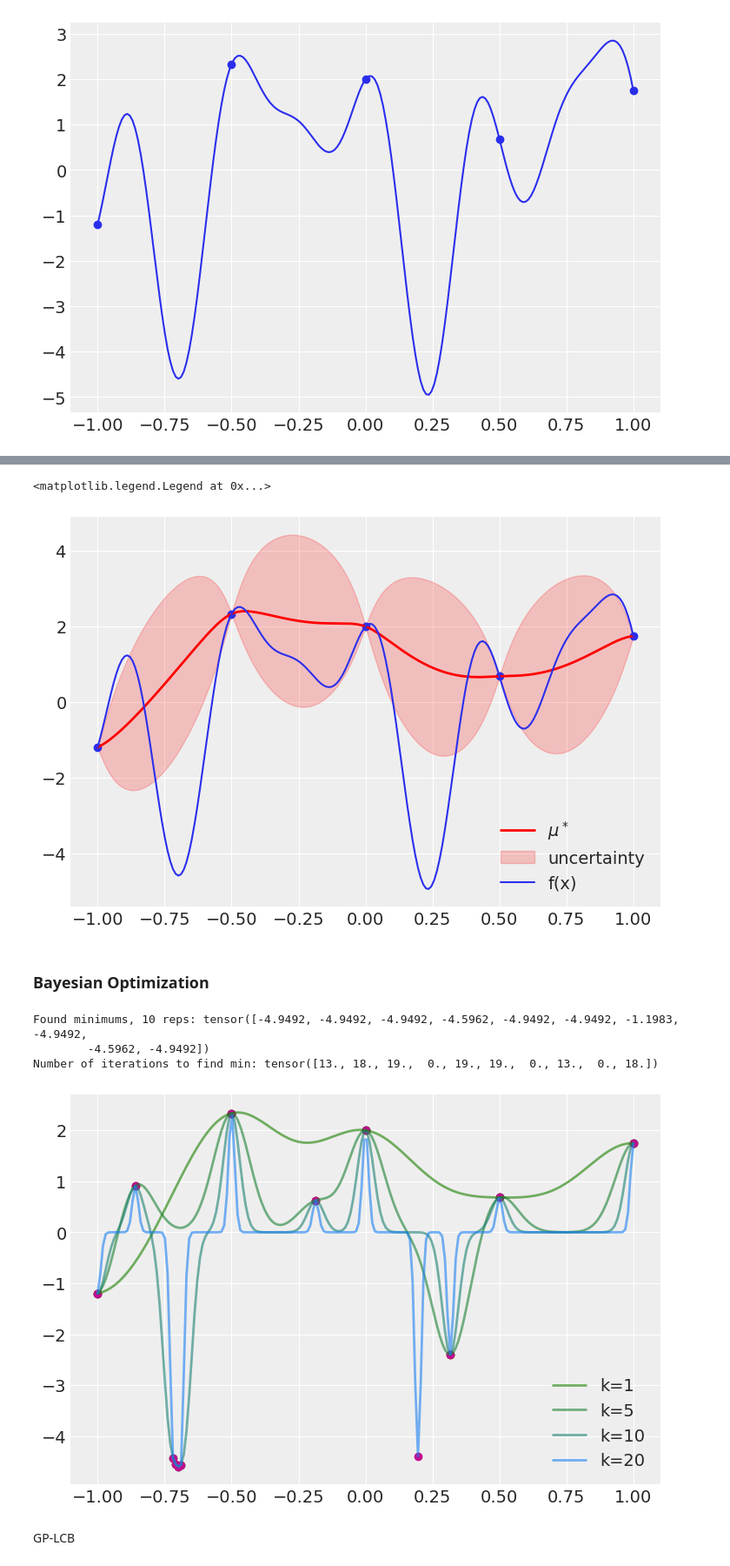
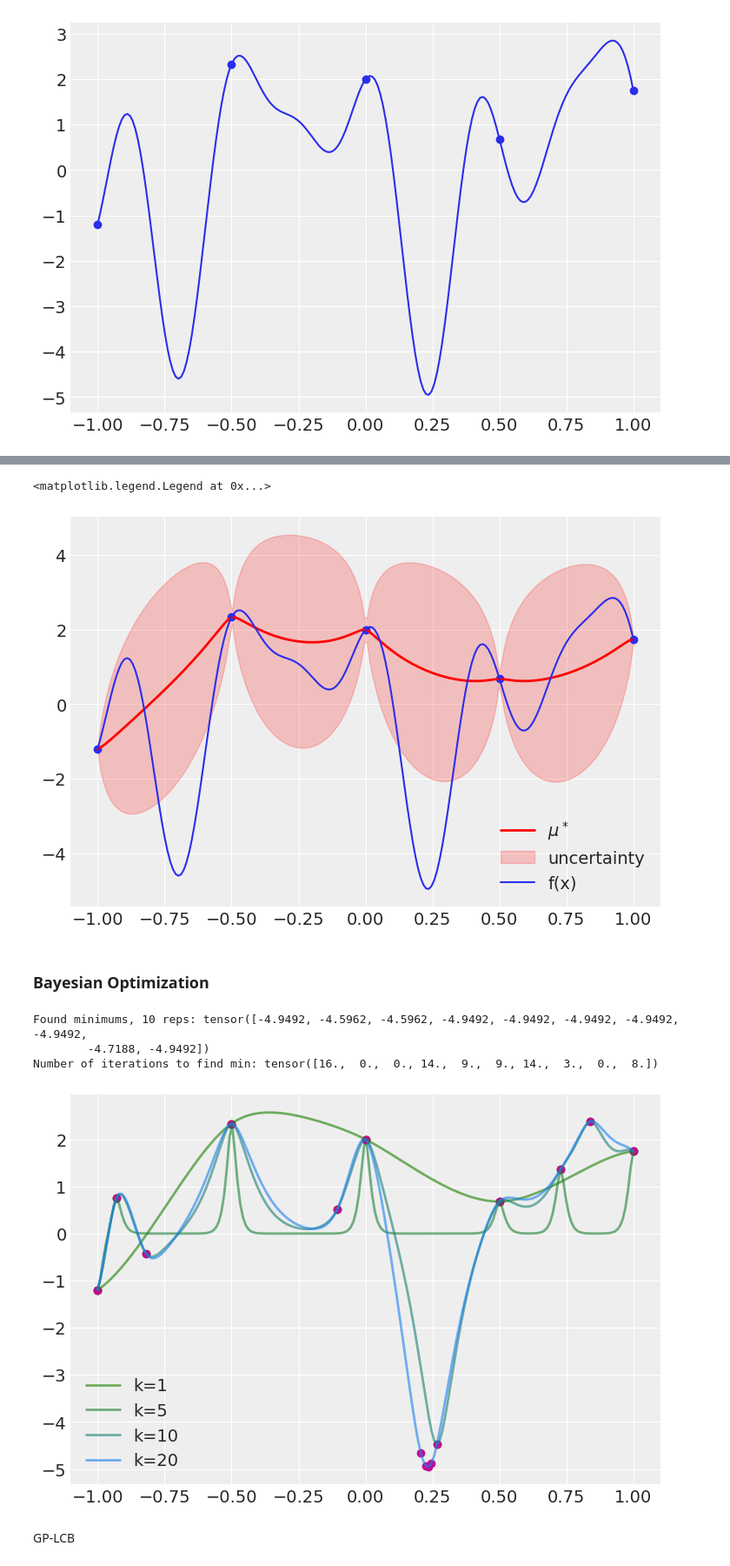
Before and after one commit to jsr-p/pmldiku-exam-paper, a Jupyter notebook: code/notebooks/B/exam_B_julius.ipynb, the cells around one changed output, grey strips where cells are left out. Shown: that part at 87% size. Saved outputs shown, nothing was run; the diff lists cells and outputs as text; code cells hidden in the pictures.

```diff
--- a/code/notebooks/B/exam_B_julius.ipynb
+++ b/code/notebooks/B/exam_B_julius.ipynb
@@ -34,7 +34,8 @@ pyro.clear_param_store()
 
 no_samples = 500
 
-kernel = gp.kernels.RBF(input_dim=1)
+# kernel = gp.kernels.RBF(input_dim=1)
+kernel = gp.kernels.Matern32(input_dim=1)
 
 kernel.variance = pyro.nn.PyroSample(dist.LogNormal(torch.tensor(0.0), torch.tensor(2.0)))
 kernel.lengthscale = pyro.nn.PyroSample(dist.LogNormal(torch.tensor(-1.0), torch.tensor(1.0)))
@@ -85,7 +86,7 @@ plt.scatter(X, y)
 plt.legend()
 # %% [output]
 <matplotlib.legend.Legend at 0x...>
-[figure, old version]
+[figure, new version]
 # %% [markdown]
 ### Bayesian Optimization
 # %%
@@ -103,7 +104,8 @@ def Bayesian_optimization(X, y, X_star, y_star, T, print=False):
 
         pyro.clear_param_store()
 
-        kernel = gp.kernels.RBF(input_dim=1)
+        # kernel = gp.kernels.RBF(input_dim=1)
+        kernel = gp.kernels.Matern32(input_dim=1)
         kernel.variance = pyro.nn.PyroSample(dist.LogNormal(torch.tensor(0.0), torch.tensor(2.0)))
         kernel.lengthscale = pyro.nn.PyroSample(dist.LogNormal(torch.tensor(-1.0), torch.tensor(1.0)))
 
@@ -126,39 +128,41 @@ def Bayesian_optimization(X, y, X_star, y_star, T, print=False):
 
         # Draw from posterior
         try:
             f_star = torch.distributions.MultivariateNormal(mean, cov).sample()
         except ValueError: # if cov isn't positive definite
             continue
 
         # Find minimum and update
         idx_p = f_star.argmin()
         x_p = X_star[idx_p]
         f_x_p = f(x_p)
+
+        if f_x_p == min(y_star) and f_x_p not in y:
+            no_iter = k # Number of iterations till minimum is found
+
         if f_x_p not in y:
             x_p_idx = torch.searchsorted(X, x_p)
             X = torch.from_numpy(np.insert(X.numpy(), x_p_idx.numpy(), x_p.numpy()))
             y = torch.from_numpy(np.insert(y.numpy(), x_p_idx.numpy(), f_x_p))
 
-        if f_x_p == min(y_star):
-            no_iter = k # Number of iterations till minimum is found
 
     return min(y), no_iter
 
 
 min_y = Bayesian_optimization(X, y, X_star, y_star, T, print=True)
 
 min_ys = torch.zeros(n_reps)
 no_iters = torch.zeros(n_reps)
 for i in range(n_reps):
     min_ys[i], no_iters[i] = Bayesian_optimization(X, y, X_star, y_star, T, print=False)
 
 print('Found minimums, 10 reps:', min_ys)
 print('Number of iterations to find min:', no_iters)
 # %% [output]
-Found minimums, 10 reps: tensor([-4.9492, -4.9492, -4.9492, -4.5962, -4.9492, -4.9492, -1.1983, -4.9492,
-        -4.5962, -4.9492])
-Number of iterations to find min: tensor([13., 18., 19.,  0., 19., 19.,  0., 13.,  0., 18.])
+Found minimums, 10 reps: tensor([-4.9492, -4.5962, -4.5962, -4.9492, -4.9492, -4.9492, -4.9492, -4.9492,
+        -4.7188, -4.9492])
+Number of iterations to find min: tensor([16.,  0.,  0., 14.,  9.,  9., 14.,  3.,  0.,  8.])
-[figure, old version]
+[figure, new version]
 # %% [markdown]
 GP-LCB
 # %%
```
Also changed, not shown: parts of 2 cells of this notebook.
